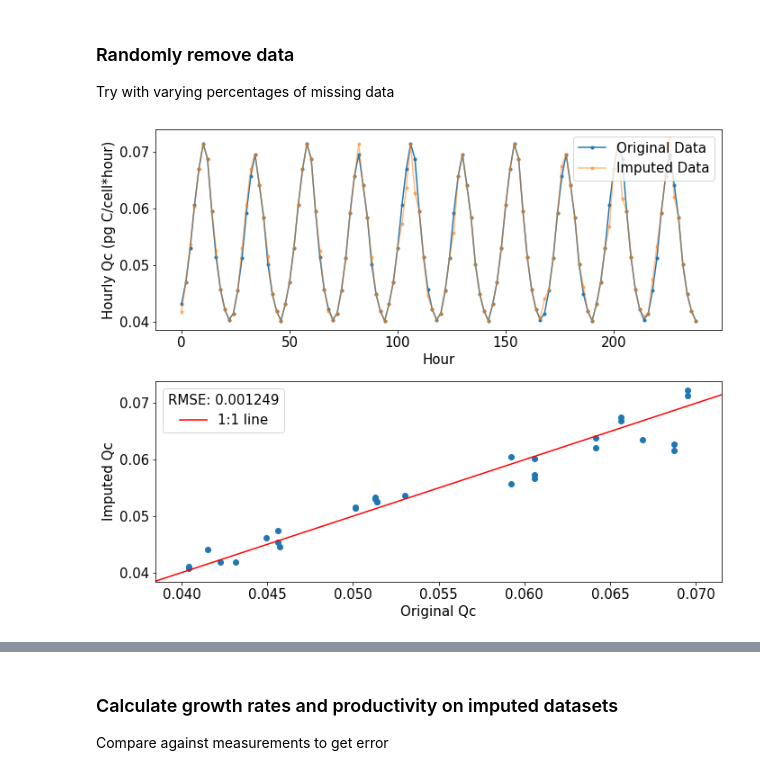
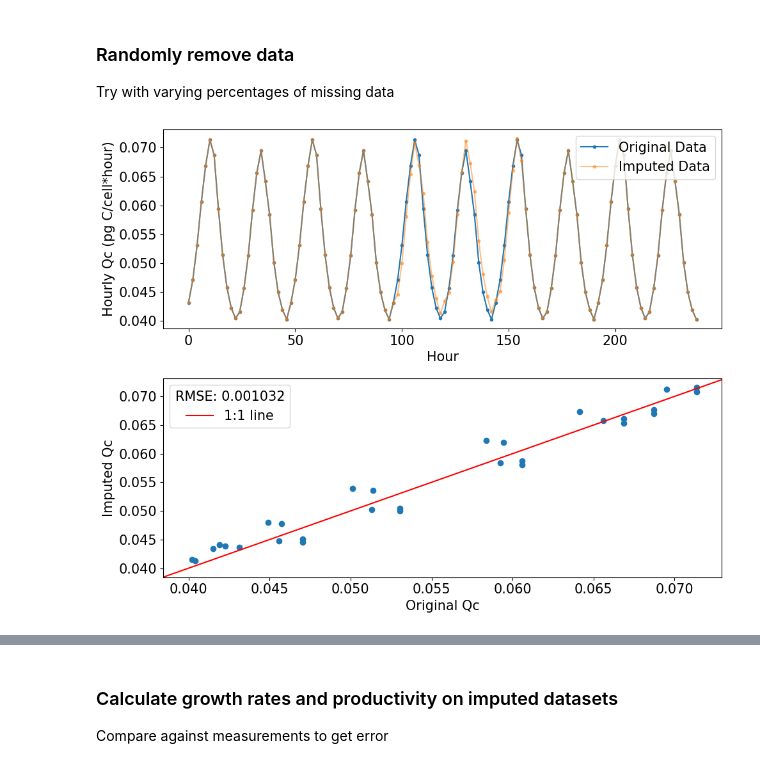
Before and after one commit to klqi/seaflow_tsd, a Jupyter notebook: zinser_simulations.ipynb, the cells around one changed output, grey strips where cells are left out. Drawn from its saved outputs; the diff is of its cells as text; code cells hidden in the pictures.

```diff
--- a/zinser_simulations.ipynb
+++ b/zinser_simulations.ipynb
@@ -93,11 +89,12 @@ Try with varying percentages of missing data
 # %%
 from sklearn.metrics import mean_squared_error
 # generate missing data
-missing_25=generate_missing_data(ten_days, 0.25)
+# missing_25=generate_missing_data(ten_days, 0.25)
+missing_25=generate_missing_chunks(ten_days, 30, 0.25)
 # calculate imputed values
 impute_df=run_imputation(missing_25)
 
 #### plot results ####
 plot_imputed(impute_df)
 # %% [output]
-[figure, old version]
+[figure, new version]
```
Also changed, not shown: parts of 20 cells of this notebook, 9 other files.
